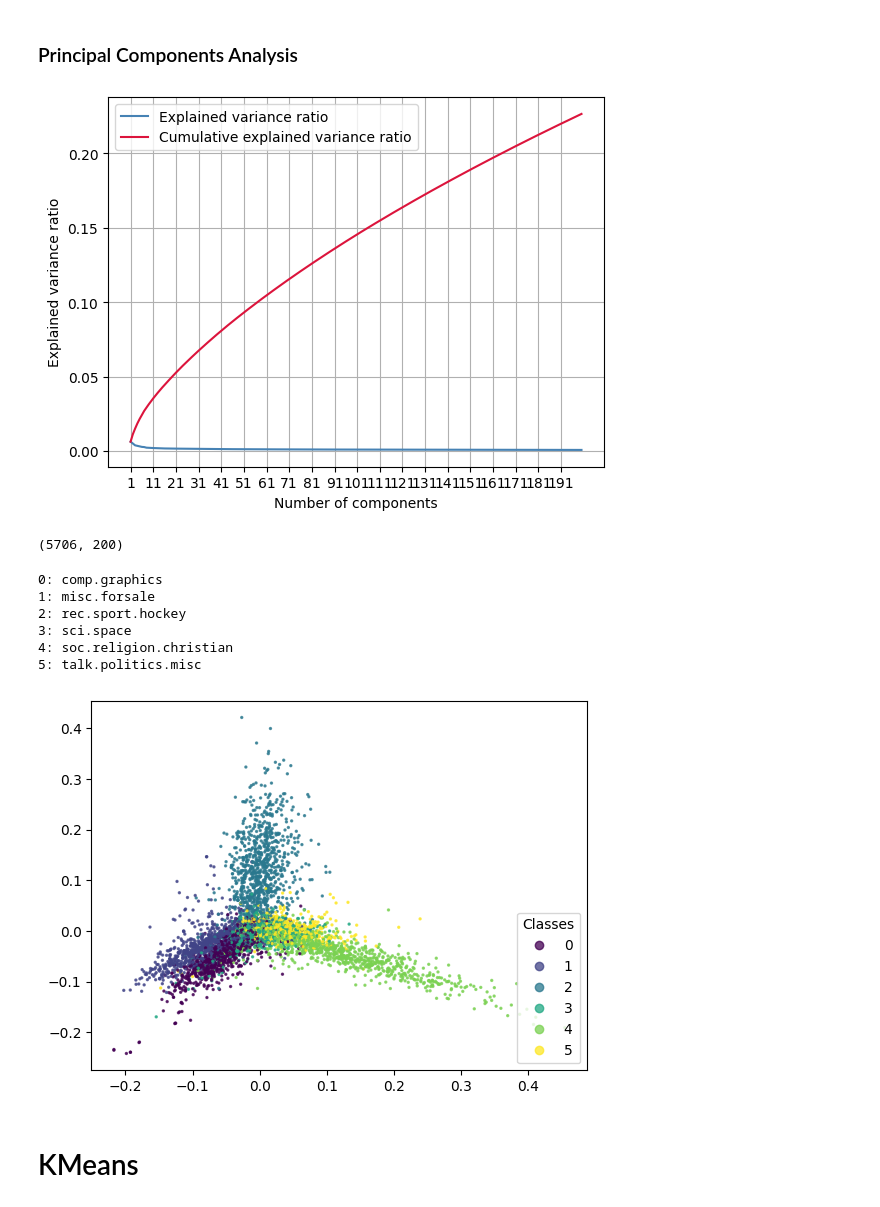
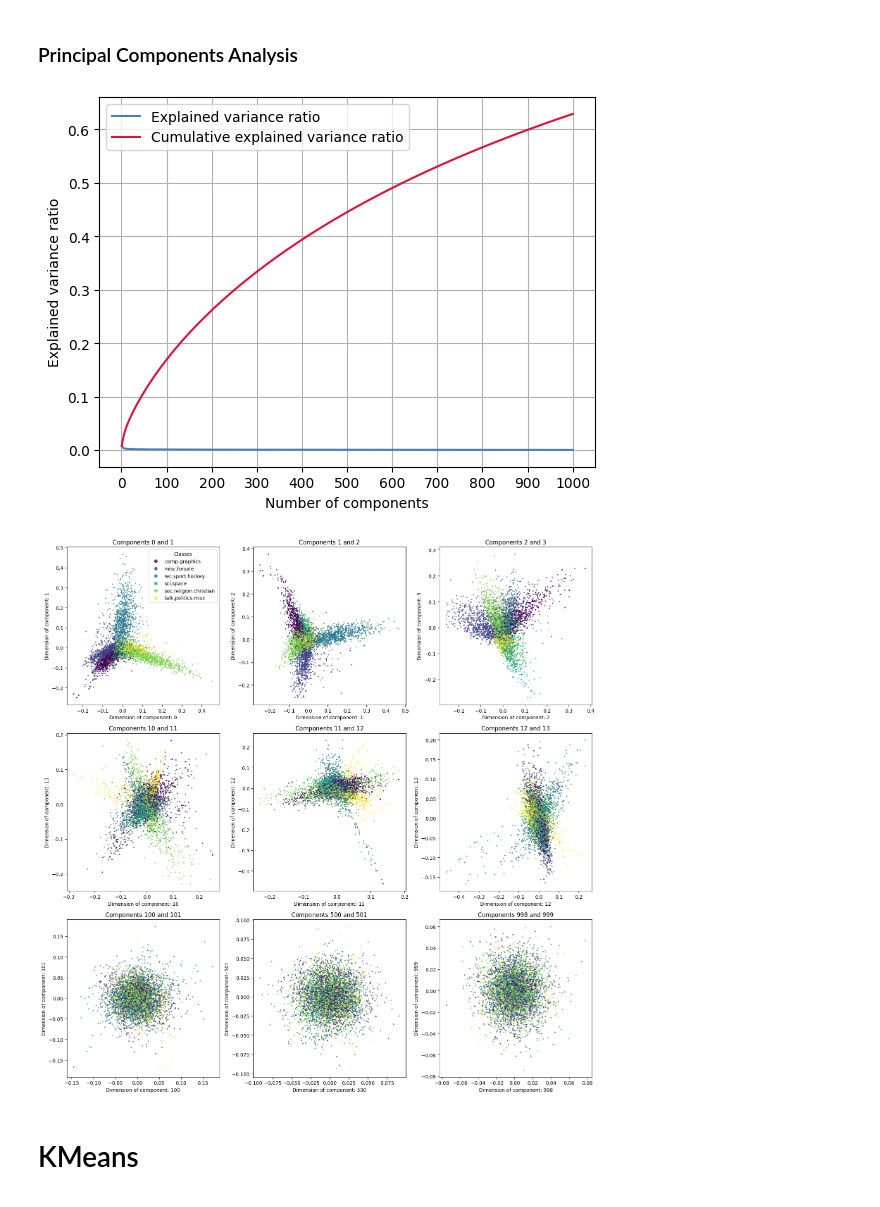
Before and after one commit to GuillaumeZahnd/20newsgroups-clustering, a Jupyter notebook: 20newsgroups-clustering.ipynb, the cells around one changed output. Cells and saved outputs as stored; diff of their text form; code cells hidden in the pictures.

```diff
--- a/20newsgroups-clustering.ipynb
+++ b/20newsgroups-clustering.ipynb
@@ -388,42 +412,41 @@ print('Example of 100 random tokens: {}'.format(tokens[np.random.permutation(vec
 # %% [markdown]
 ### Principal Components Analysis
 # %%
-n_components = 200
+n_components = 1000
 pca = PCA(n_components=n_components, random_state=random_seed)
 # %%
-X_new = pca.fit_transform(vectors)
+pca_components = pca.fit_transform(vectors)
 # %%
 plt.figure()
 plt.plot(range(1, n_components+1), pca.explained_variance_ratio_, color='steelblue', label='Explained variance ratio')
 plt.plot(range(1, n_components+1), pca.explained_variance_ratio_.cumsum(), color='crimson', label='Cumulative explained variance ratio')
 plt.xlabel('Number of components')
 plt.ylabel('Explained variance ratio')
-plt.xticks(range(1, n_components+1, 10))
+plt.xticks(range(0, n_components+1, 100))
 plt.legend()
 plt.grid()
 plt.show()
 # %% [output]
-[figure, old version]
+[figure, new version]
-# %%
-print(X_new.shape)
-# %% [output]
-(5706, 200)
 # %%
-plt.figure()
-scatter = plt.scatter(X_new[:,0], X_new[:,1], c=df['label_indices'], alpha=0.75, s=2)
-u = np.unique(df['label_indices'])
-plt.legend(scatter.legend_elements()[0], u, loc='lower right', title='Classes')
-
-for label_index in range(number_of_unique_labels):
-    print('{}: {}'.format(label_index, unique_labels[label_index]))
+fig, ax = plt.subplots(3, 3)
+fig.set_size_inches(16, 16, forward=True)
+ax = ax.ravel()
+c1 = np.asarray([0, 1, 2, 10, 11, 12, 100, 500, 998])
+c2 = np.asarray([1, 2, 3, 11, 12, 13, 101, 501, 999])
+for subplot_index in range(9):
+    axx = ax[[subplot_index]]
+    fig.sca(axx)
+    scatter = plt.scatter(pca_components[:,c1[subplot_index]], pca_components[:,c2[subplot_index]], c=df['label_indices'], alpha=0.75, s=2)
+    plt.xlabel('Dimension of component: {}'.format(c1[subplot_index]))
+    plt.ylabel('Dimension of component: {}'.format(c2[subplot_index]))
+    plt.title('Components {} and {}'.format(c1[subplot_index], c2[subplot_index]))
+    if subplot_index == 0:
+        plt.legend(scatter.legend_elements()[0], unique_labels, loc='upper right', title='Classes')
+plt.tight_layout()
+plt.show()
 # %% [output]
-0: comp.graphics
-1: misc.forsale
-2: rec.sport.hockey
-3: sci.space
-4: soc.religion.christian
-5: talk.politics.misc
-[figure, old version]
+[figure, new version]
 # %% [markdown]
 # KMeans
 # %%
```
Also changed, not shown: parts of 28 cells of this notebook.
